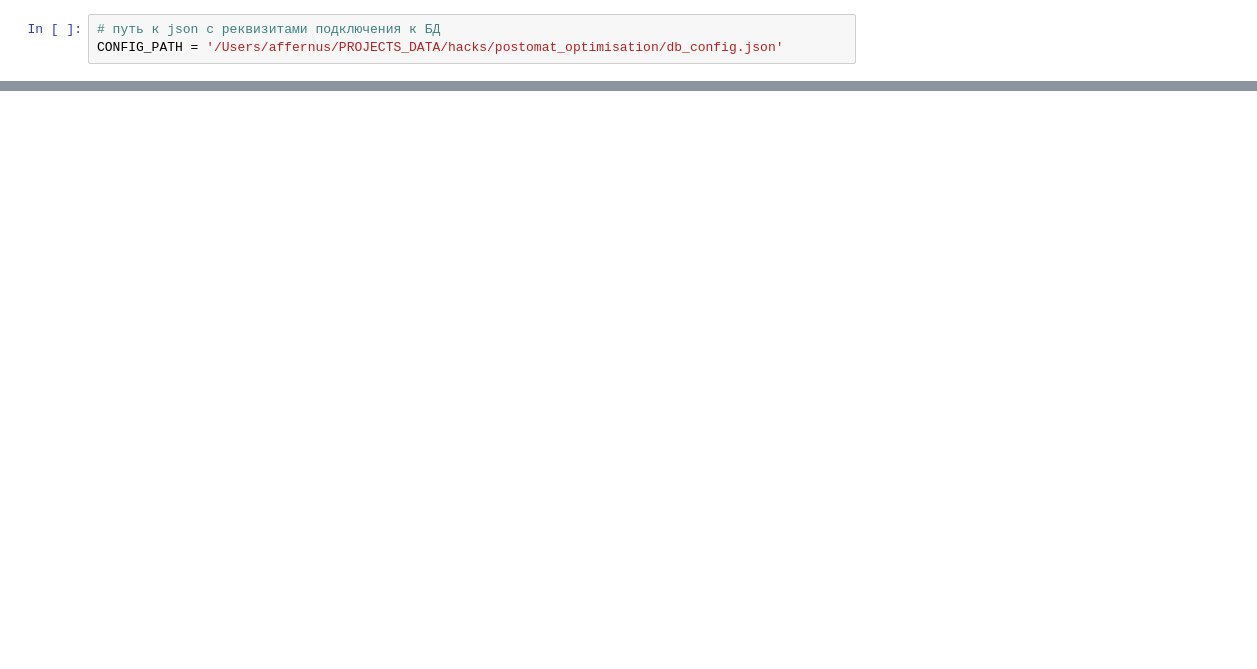
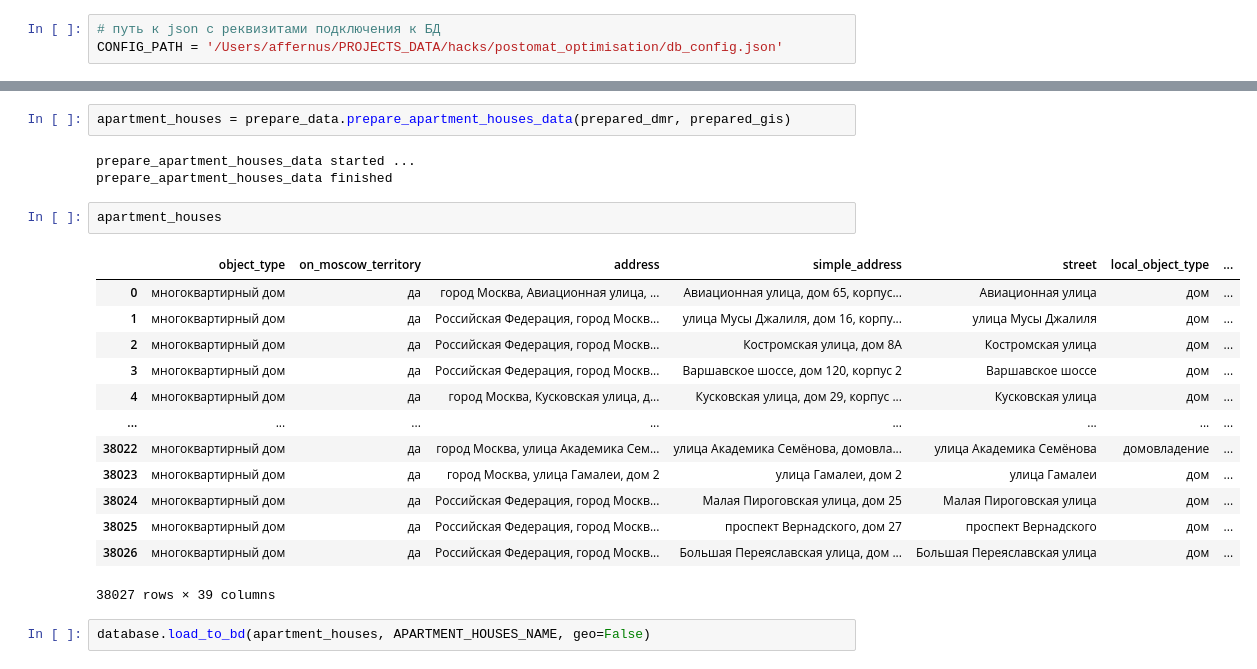
Before and after one commit to SerSmith/postomat_optimisation, a Jupyter notebook: Notebooks/prepare_data/step3_apartment_houses_all_data.ipynb, the cells around one changed output, grey strips where cells are left out. Drawn from its saved outputs; the diff is of its cells as text; blank space fills up the shorter version.

```diff
--- a/Notebooks/prepare_data/step3_apartment_houses_all_data.ipynb
+++ b/Notebooks/prepare_data/step3_apartment_houses_all_data.ipynb
@@ -246,0 +66,23 @@ Connection to PostgreSQL DB successful
+# %%
+apartment_houses = prepare_data.prepare_apartment_houses_data(prepared_dmr, prepared_gis)
+# %% [output]
+prepare_apartment_houses_data started ...
+prepare_apartment_houses_data finished
+# %%
+apartment_houses
+# %% [output]
+|  | object_type | on_moscow_territory | address | simple_address | street | local_object_type | ... |
+| 0 | многоквартирный дом | да | город Москва, Авиационная улица, ... | Авиационная улица, дом 65, корпус... | Авиационная улица | дом | ... |
+| 1 | многоквартирный дом | да | Российская Федерация, город Москв... | улица Мусы Джалиля, дом 16, корпу... | улица Мусы Джалиля | дом | ... |
+| 2 | многоквартирный дом | да | Российская Федерация, город Москв... | Костромская улица, дом 8А | Костромская улица | дом | ... |
+| 3 | многоквартирный дом | да | Российская Федерация, город Москв... | Варшавское шоссе, дом 120, корпус 2 | Варшавское шоссе | дом | ... |
+| 4 | многоквартирный дом | да | город Москва, Кусковская улица, д... | Кусковская улица, дом 29, корпус ... | Кусковская улица | дом | ... |
+| ... | ... | ... | ... | ... | ... | ... | ... |
+| 38022 | многоквартирный дом | да | город Москва, улица Академика Сем... | улица Академика Семёнова, домовла... | улица Академика Семёнова | домовладение | ... |
+| 38023 | многоквартирный дом | да | город Москва, улица Гамалеи, дом 2 | улица Гамалеи, дом 2 | улица Гамалеи | дом | ... |
+| 38024 | многоквартирный дом | да | Российская Федерация, город Москв... | Малая Пироговская улица, дом 25 | Малая Пироговская улица | дом | ... |
+| 38025 | многоквартирный дом | да | Российская Федерация, город Москв... | проспект Вернадского, дом 27 | проспект Вернадского | дом | ... |
+| 38026 | многоквартирный дом | да | Российская Федерация, город Москв... | Большая Переяславская улица, дом ... | Большая Переяславская улица | дом | ... |
+38027 rows × 39 columns
+# %%
+database.load_to_bd(apartment_houses, APARTMENT_HOUSES_NAME, geo=False)
```
Also changed, not shown: parts of 23 cells of this notebook, 9 other files.
